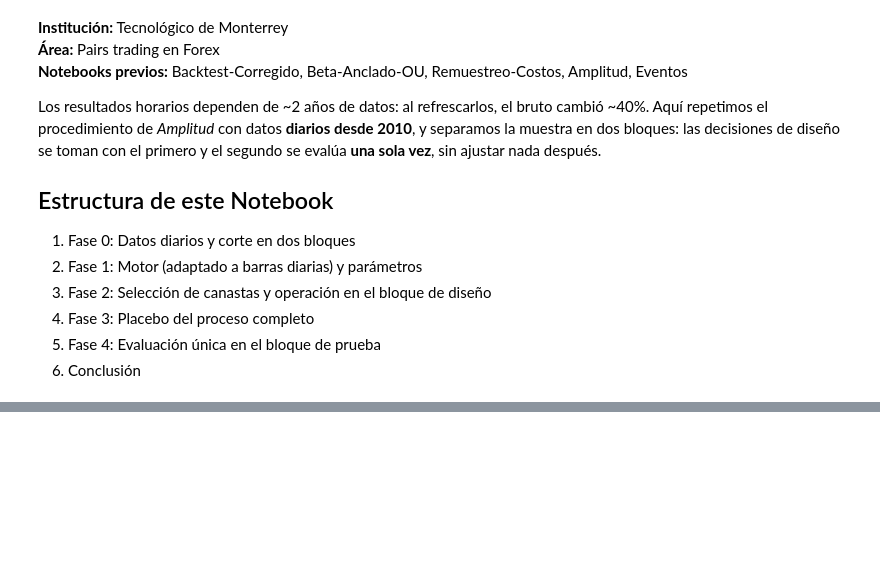
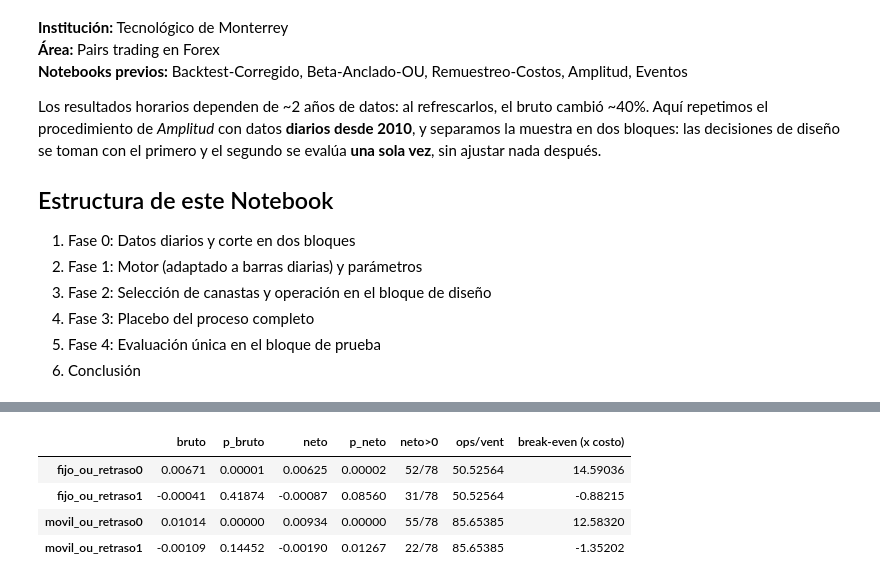
Before and after one commit to SamuOropeza/Investigacion_PCNM, a Jupyter notebook: Datos-Diarios.ipynb, the cells around one changed output, grey strips where cells are left out. Saved outputs shown, nothing was run; the diff lists cells and outputs as text; code cells hidden in the pictures; blank space fills up the shorter version.

```diff
--- a/Datos-Diarios.ipynb
+++ b/Datos-Diarios.ipynb
@@ -55,0 +225,14 @@ print(data.shape, data.index.min().date(), '->', data.index.max().date())
+# %%
+Lp = np.log(data_sel).values
+hl = []
+for s in seleccion:
+    for i in range(s['W'].shape[1]):
+        ou = fit_ou(Lp[s['tr']] @ s['W'][:, i])
+        hl.append(np.nan if ou is None else ou['hl'])
+hl = pd.Series(hl)
+
+print(f"Sin ajuste OU válido (b fuera de (0,1)): {hl.isna().mean():.1%}")
+print(hl.describe().round(1))
+print()
+for h in (5, 10, 15, 20, 30, 45, 60):
+    print(f"HL_MAX = {h:>2} días: acepta {(hl <= h).mean():.1%} de las canastas-ventana")
@@ -55,0 +363,13 @@ print(data.shape, data.index.min().date(), '->', data.index.max().date())
+# %%
+filas = []
+for centro in ('fijo', 'movil'):
+    for retraso in (0, 1):
+        r = run_ruta_A(data_sel, seleccion, centro, 'ou', retraso=retraso)
+        filas.append(summarize(r, f'{centro}_ou_retraso{retraso}'))
+display(pd.DataFrame(filas)[['bruto', 'p_bruto', 'neto', 'p_neto', 'neto>0', 'ops/vent', 'break-even (x costo)']].round(5))
+# %% [output]
+|  | bruto | p_bruto | neto | p_neto | neto>0 | ops/vent | break-even (x costo) |
+| fijo_ou_retraso0 | 0.00671 | 0.00001 | 0.00625 | 0.00002 | 52/78 | 50.52564 | 14.59036 |
+| fijo_ou_retraso1 | -0.00041 | 0.41874 | -0.00087 | 0.08560 | 31/78 | 50.52564 | -0.88215 |
+| movil_ou_retraso0 | 0.01014 | 0.00000 | 0.00934 | 0.00000 | 55/78 | 85.65385 | 12.58320 |
+| movil_ou_retraso1 | -0.00109 | 0.14452 | -0.00190 | 0.01267 | 22/78 | 85.65385 | -1.35202 |
```
Also changed, not shown: parts of 25 cells of this notebook, 1 other file.
